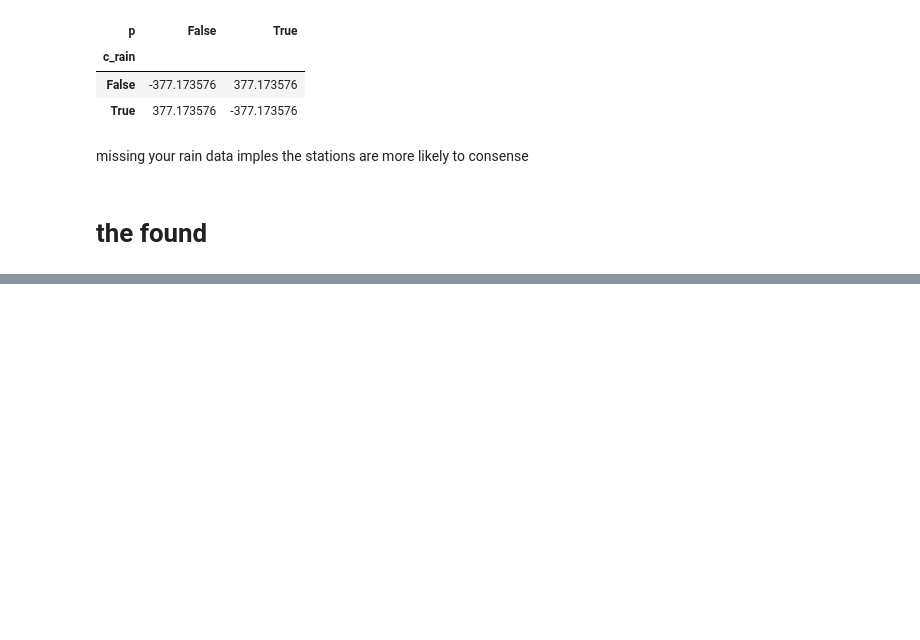
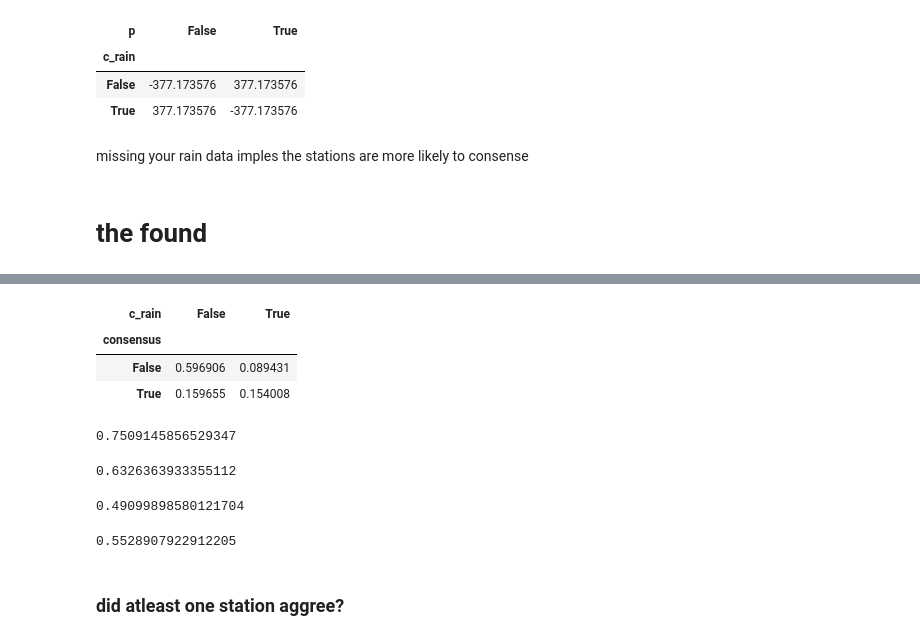
Before and after one commit to DataKind-DC/audubon-cbc, a Jupyter notebook: notebooks/2.1-rain-analysis.ipynb, the cells around one changed output, grey strips where cells are left out. Saved outputs shown, nothing was run; the diff lists cells and outputs as text; code cells hidden in the pictures; blank space fills up the shorter version.

```diff
--- a/notebooks/2.1-rain-analysis.ipynb
+++ b/notebooks/2.1-rain-analysis.ipynb
@@ -419,0 +480,32 @@ missing your rain data imples the stations are more likely to consense
+# %%
+# total joint
+actl / actl.to_numpy().sum()
+# %% [output]
+| c_rain | False | True |
+| consensus |  |  |
+| False | 0.596906 | 0.089431 |
+| True | 0.159655 | 0.154008 |
+# %%
+# accuracy
+actl.to_numpy().diagonal().sum() / actl.to_numpy().sum()
+# %% [output]
+0.7509145856529347
+# %%
+# precision
+pr = actl.loc[1,1] / actl.to_numpy()[[1,0], [1,1]].sum()
+pr
+# %% [output]
+0.6326363933355112
+# %%
+# recall
+re = actl.loc[1,1] / actl.to_numpy()[[1,1], [1,0]].sum()
+re
+# %% [output]
+0.49099898580121704
+# %%
+## F1
+2 * pr * re / (pr + re)
+# %% [output]
+0.5528907922912205
+# %% [markdown]
+### did atleast one station aggree?
```
Also changed, not shown: parts of 30 cells of this notebook.
